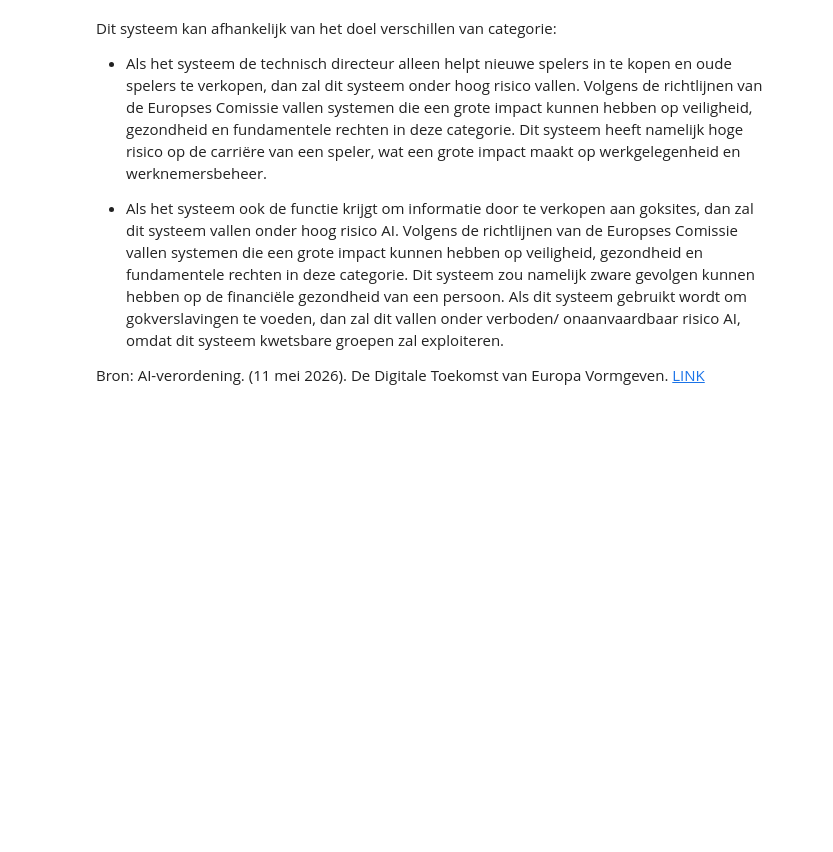
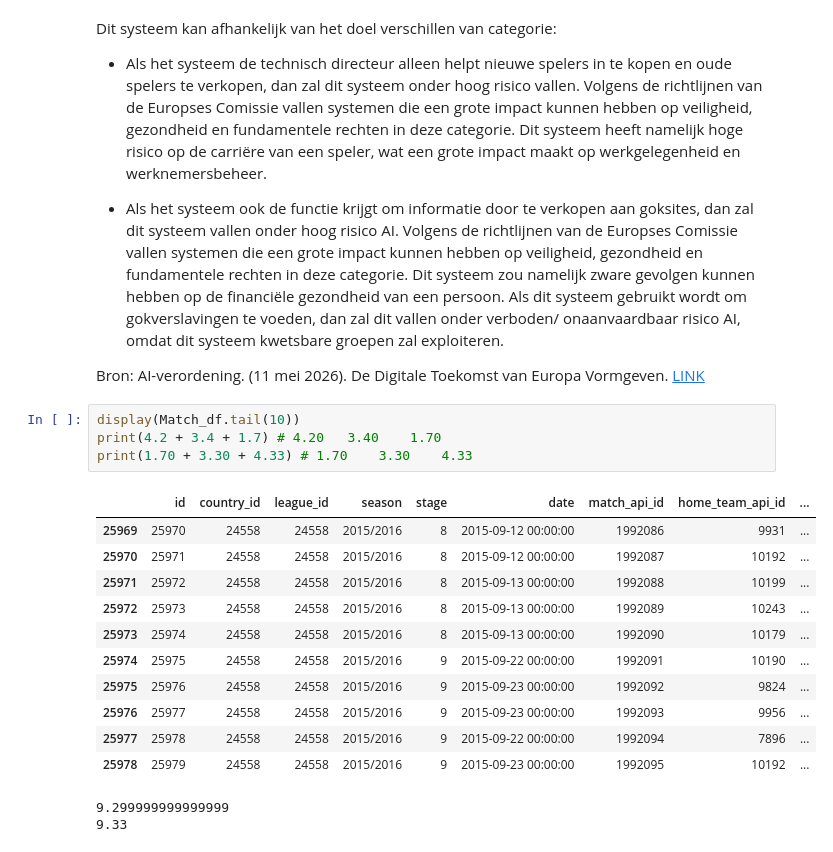
Before and after one commit to Elyas5597/sprint6, a Jupyter notebook: Soccer.ipynb, the cells around one changed output. Drawn from its saved outputs; the diff is of its cells as text; blank space fills up the shorter version.

```diff
--- a/Soccer.ipynb
+++ b/Soccer.ipynb
@@ -4225,3 +4225,21 @@ Dit systeem kan afhankelijk van het doel verschillen van categorie:
 
 
 Bron: AI-verordening. (11 mei 2026). De Digitale Toekomst van Europa Vormgeven. [LINK](https://digital-strategy.ec.europa.eu/nl/policies/regulatory-framework-ai)
+# %%
+display(Match_df.tail(10))
+print(4.2 + 3.4 + 1.7) # 4.20	3.40	1.70
+print(1.70 + 3.30 + 4.33) # 1.70	3.30	4.33
+# %% [output]
+|  | id | country_id | league_id | season | stage | date | match_api_id | home_team_api_id | ... |
+| 25969 | 25970 | 24558 | 24558 | 2015/2016 | 8 | 2015-09-12 00:00:00 | 1992086 | 9931 | ... |
+| 25970 | 25971 | 24558 | 24558 | 2015/2016 | 8 | 2015-09-12 00:00:00 | 1992087 | 10192 | ... |
+| 25971 | 25972 | 24558 | 24558 | 2015/2016 | 8 | 2015-09-13 00:00:00 | 1992088 | 10199 | ... |
+| 25972 | 25973 | 24558 | 24558 | 2015/2016 | 8 | 2015-09-13 00:00:00 | 1992089 | 10243 | ... |
+| 25973 | 25974 | 24558 | 24558 | 2015/2016 | 8 | 2015-09-13 00:00:00 | 1992090 | 10179 | ... |
+| 25974 | 25975 | 24558 | 24558 | 2015/2016 | 9 | 2015-09-22 00:00:00 | 1992091 | 10190 | ... |
+| 25975 | 25976 | 24558 | 24558 | 2015/2016 | 9 | 2015-09-23 00:00:00 | 1992092 | 9824 | ... |
+| 25976 | 25977 | 24558 | 24558 | 2015/2016 | 9 | 2015-09-23 00:00:00 | 1992093 | 9956 | ... |
+| 25977 | 25978 | 24558 | 24558 | 2015/2016 | 9 | 2015-09-22 00:00:00 | 1992094 | 7896 | ... |
+| 25978 | 25979 | 24558 | 24558 | 2015/2016 | 9 | 2015-09-23 00:00:00 | 1992095 | 10192 | ... |
+9.299999999999999
+9.33
```
Also changed, not shown: parts of 7 cells of this notebook.
